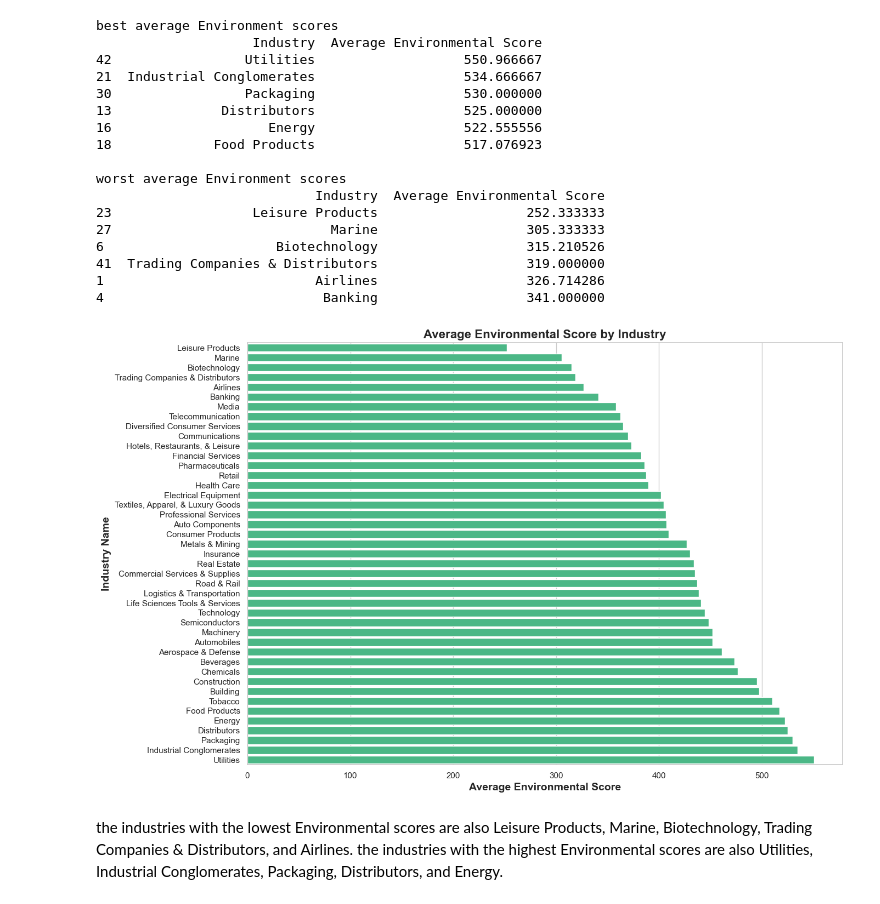
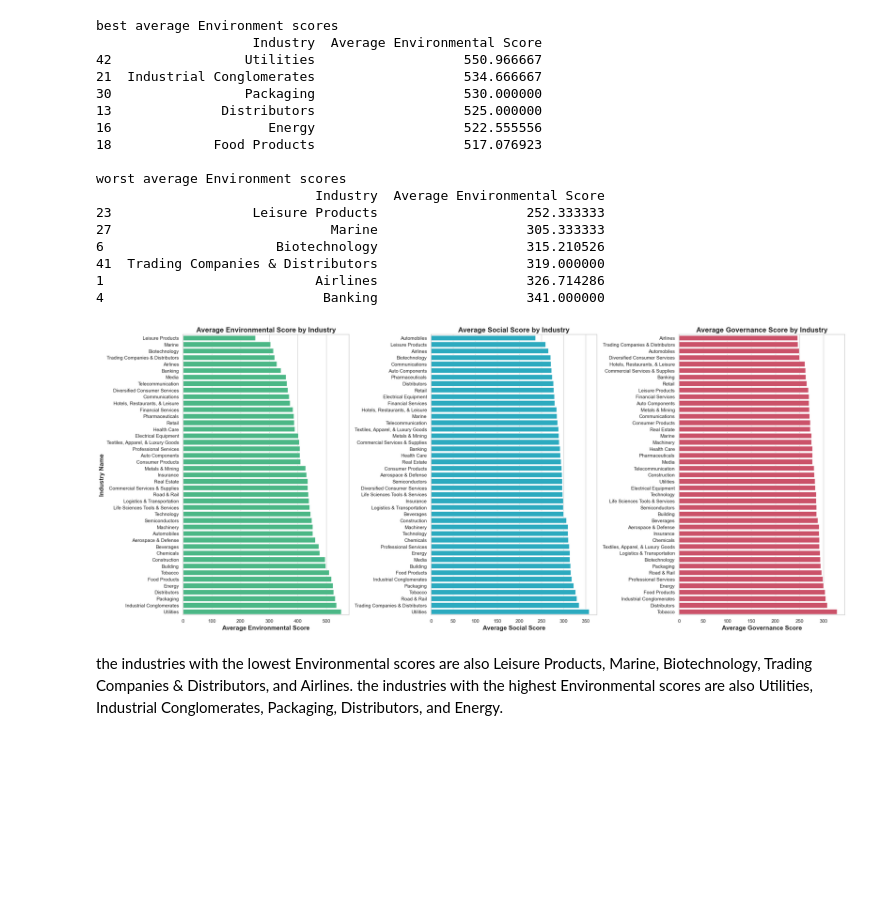
Before and after one commit to anushabishayee/info2950_finalproject, a Jupyter notebook: Phase2..ipynb, the cells around one changed output. Saved outputs shown, nothing was run; the diff lists cells and outputs as text; code cells hidden in the pictures; blank space fills up the shorter version.

Commit message:
plot display edited

```diff
--- a/Phase2..ipynb
+++ b/Phase2..ipynb
@@ -444,12 +444,3 @@ worst average Environment scores
 41  Trading Companies & Distributors                   319.000000
 1                           Airlines                   326.714286
 4                            Banking                   341.000000
-# %%
-plt.figure(figsize = (14, 10))
-sns.barplot(x = 'Average Environmental Score', y = 'Industry', data = avg_enviro_by_industry, color = "#39c988")
-plt.title('Average Environmental Score by Industry', horizontalalignment = 'center', fontsize = 16, fontweight = 'bold', )
-plt.xlabel('Average Environmental Score', fontsize = 14, fontweight = 'bold')
-plt.ylabel('Industry Name', fontsize = 14, fontweight = 'bold')
-plt.show()
-# %% [output]
-[figure, removed]
@@ -456,2 +469,27 @@ plt.show()
+# %%
+fig, axes = plt.subplots(1, 3, figsize=(24, 10))  # Adjust the figsize to make enough space for the three plots
+
+# Plot 1: Average Environmental Score by Industry
+sns.barplot(x='Average Environmental Score', y='Industry', data=avg_enviro_by_industry, color="#39c988", ax=axes[0])
+axes[0].set_title('Average Environmental Score by Industry', horizontalalignment='center', fontsize=16, fontweight='bold')
+axes[0].set_xlabel('Average Environmental Score', fontsize=14, fontweight='bold')
+axes[0].set_ylabel('Industry Name', fontsize=14, fontweight='bold')
+
+# Plot 2: Average Social Score by Industry
+sns.barplot(x='Average Social Score', y='Industry', data=avg_social_by_industry, color="#13bcd8", ax=axes[1])
+axes[1].set_title('Average Social Score by Industry', horizontalalignment='center', fontsize=16, fontweight='bold')
+axes[1].set_xlabel('Average Social Score', fontsize=14, fontweight='bold')
+axes[1].set_ylabel('')  # Remove y-axis label to avoid redundancy
+
+# Plot 3: Average Governance Score by Industry
+sns.barplot(x='Average Governance Score', y='Industry', data=avg_gov_by_industry, color="#df3e5d", ax=axes[2])
+axes[2].set_title('Average Governance Score by Industry', horizontalalignment='center', fontsize=16, fontweight='bold')
+axes[2].set_xlabel('Average Governance Score', fontsize=14, fontweight='bold')
+axes[2].set_ylabel('')
+
+plt.tight_layout()
+plt.show()
+# %% [output]
+[figure, added]
 # %% [markdown]
 the industries with the lowest Environmental scores are also Leisure Products, Marine, Biotechnology, Trading Companies & Distributors, and Airlines. the industries with the highest Environmental scores are also Utilities, Industrial Conglomerates, Packaging, Distributors, and Energy.
```
Also changed, not shown: parts of 10 cells of this notebook.
